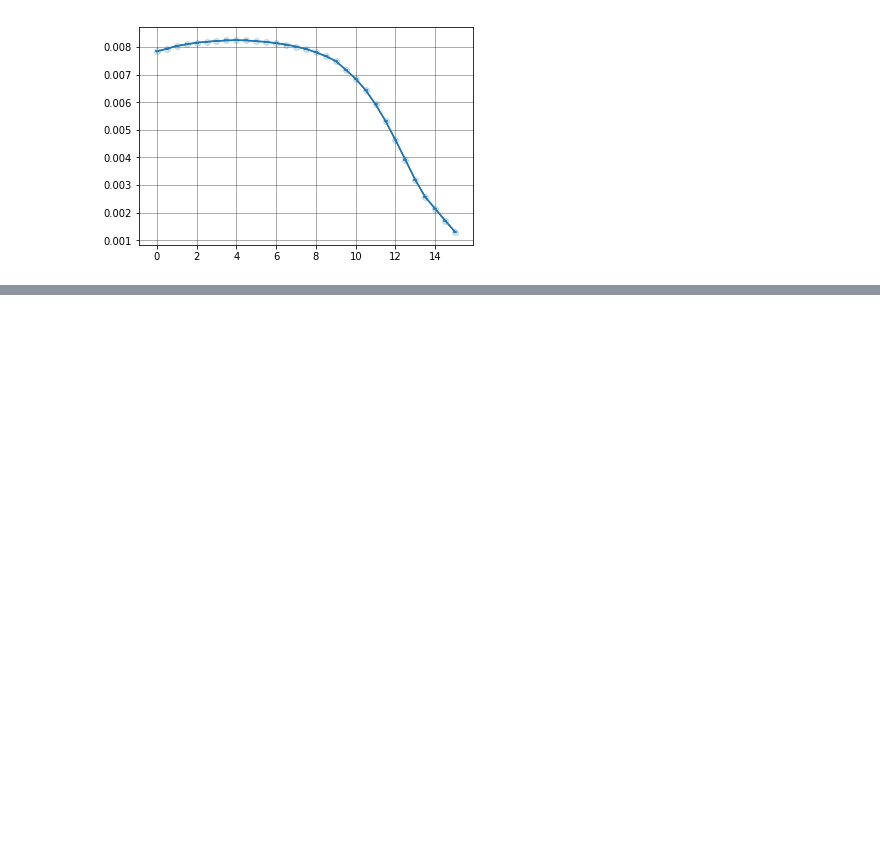
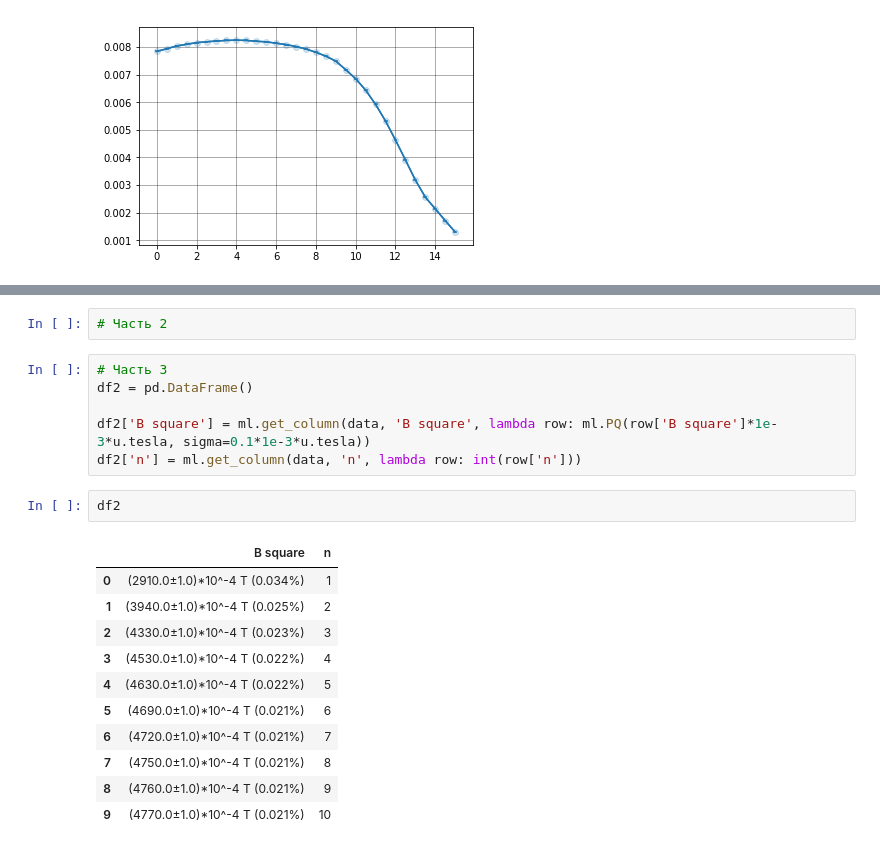
Before and after one commit to Wiki-fan/miptlabs, a Jupyter notebook: lab1.2.ipynb, the cells around one changed output, grey strips where cells are left out. Saved outputs shown, nothing was run; the diff lists cells and outputs as text; blank space fills up the shorter version.

```diff
--- a/lab1.2.ipynb
+++ b/lab1.2.ipynb
@@ -76,0 +94,22 @@ ml.plt_pq(df['I'].dropna(), df['B2'].dropna(), ols=True)
+# %%
+# Часть 2
+# %%
+# Часть 3
+df2 = pd.DataFrame()
+
+df2['B square'] = ml.get_column(data, 'B square', lambda row: ml.PQ(row['B square']*1e-3*u.tesla, sigma=0.1*1e-3*u.tesla))
+df2['n'] = ml.get_column(data, 'n', lambda row: int(row['n']))
+# %%
+df2
+# %% [output]
+|  | B square | n |
+| 0 | (2910.0±1.0)*10^-4 T (0.034%) | 1 |
+| 1 | (3940.0±1.0)*10^-4 T (0.025%) | 2 |
+| 2 | (4330.0±1.0)*10^-4 T (0.023%) | 3 |
+| 3 | (4530.0±1.0)*10^-4 T (0.022%) | 4 |
+| 4 | (4630.0±1.0)*10^-4 T (0.022%) | 5 |
+| 5 | (4690.0±1.0)*10^-4 T (0.021%) | 6 |
+| 6 | (4720.0±1.0)*10^-4 T (0.021%) | 7 |
+| 7 | (4750.0±1.0)*10^-4 T (0.021%) | 8 |
+| 8 | (4760.0±1.0)*10^-4 T (0.021%) | 9 |
+| 9 | (4770.0±1.0)*10^-4 T (0.021%) | 10 |
```
Also changed, not shown: parts of 6 cells of this notebook, 5 other files.
